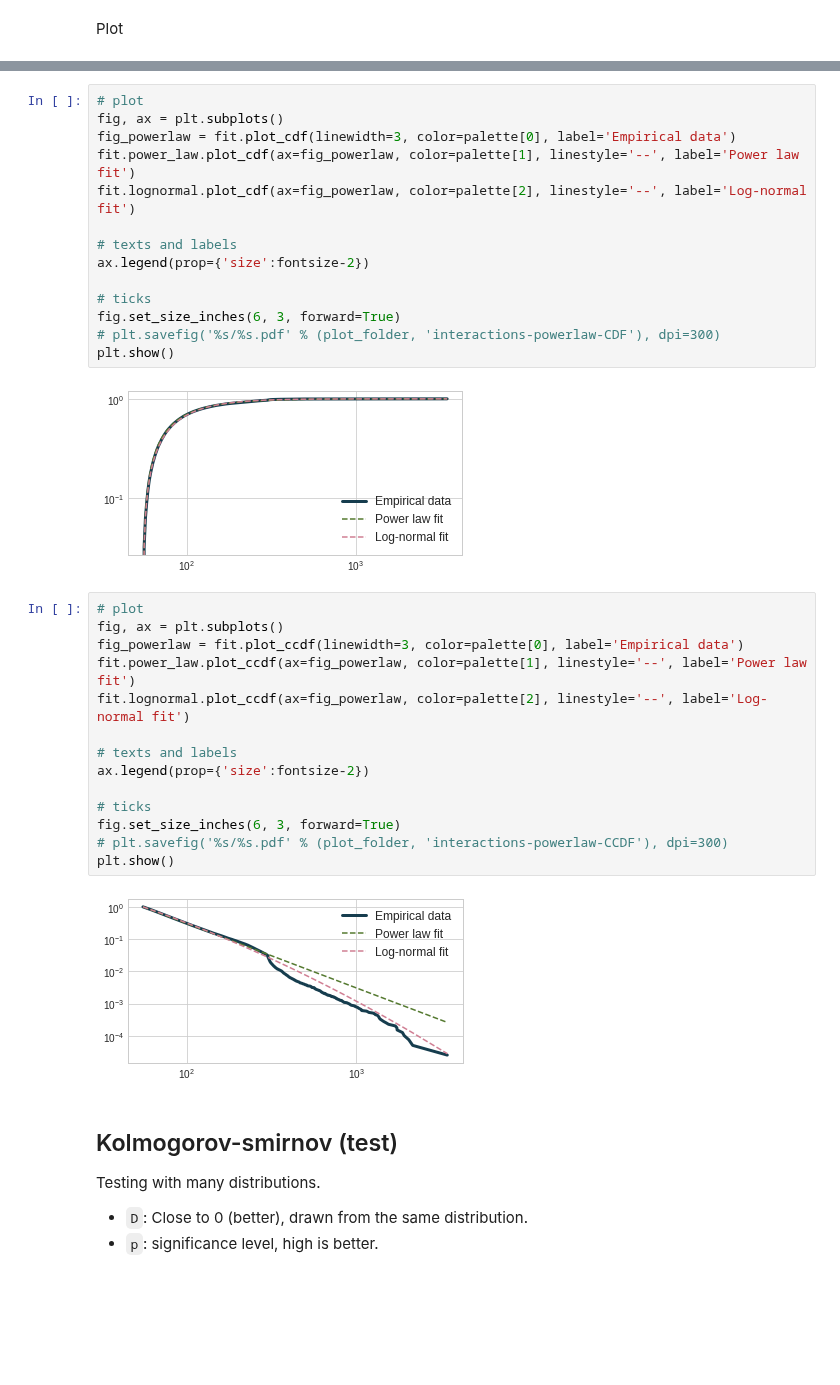
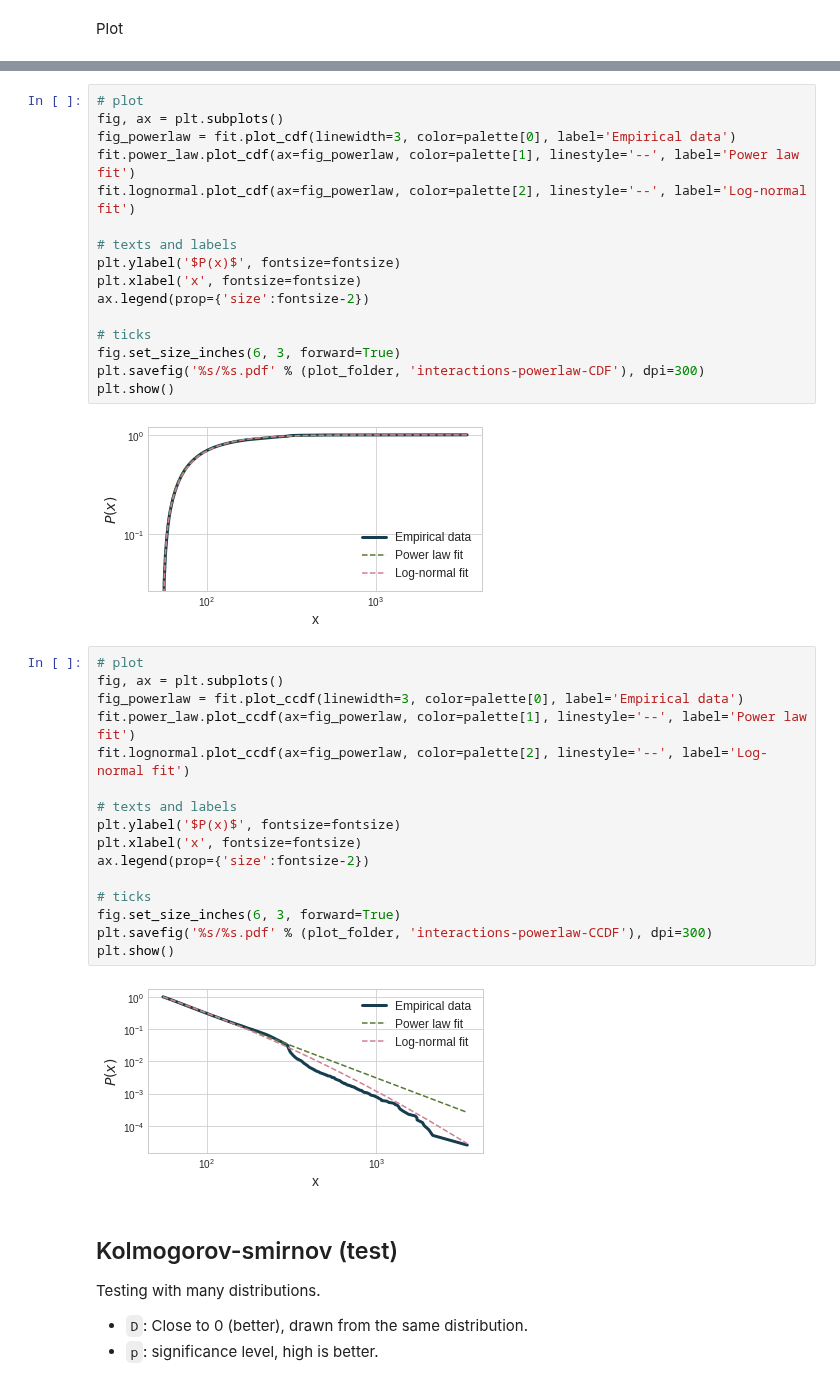
Before and after one commit to leomaurodesenv/smmnet, a Jupyter notebook: jupyter/interactions.ipynb, the cells around one changed output, grey strips where cells are left out. Drawn from its saved outputs; the diff is of its cells as text; blank space fills up the shorter version.

Commit message:
update charts

```diff
--- a/jupyter/interactions.ipynb
+++ b/jupyter/interactions.ipynb
@@ -205,30 +207,34 @@ fit.power_law.plot_cdf(ax=fig_powerlaw, color=palette[1], linestyle='--', label=
 fit.lognormal.plot_cdf(ax=fig_powerlaw, color=palette[2], linestyle='--', label='Log-normal fit')
 
 # texts and labels
+plt.ylabel('$P(x)$', fontsize=fontsize)
+plt.xlabel('x', fontsize=fontsize)
 ax.legend(prop={'size':fontsize-2})
 
 # ticks
 fig.set_size_inches(6, 3, forward=True)
-# plt.savefig('%s/%s.pdf' % (plot_folder, 'interactions-powerlaw-CDF'), dpi=300)
+plt.savefig('%s/%s.pdf' % (plot_folder, 'interactions-powerlaw-CDF'), dpi=300)
 plt.show()
 # %% [output]
-[figure, old version]
+[figure, new version]
 # %%
 # plot
 fig, ax = plt.subplots()
 fig_powerlaw = fit.plot_ccdf(linewidth=3, color=palette[0], label='Empirical data')
 fit.power_law.plot_ccdf(ax=fig_powerlaw, color=palette[1], linestyle='--', label='Power law fit')
 fit.lognormal.plot_ccdf(ax=fig_powerlaw, color=palette[2], linestyle='--', label='Log-normal fit')
 
 # texts and labels
+plt.ylabel('$P(x)$', fontsize=fontsize)
+plt.xlabel('x', fontsize=fontsize)
 ax.legend(prop={'size':fontsize-2})
 
 # ticks
 fig.set_size_inches(6, 3, forward=True)
-# plt.savefig('%s/%s.pdf' % (plot_folder, 'interactions-powerlaw-CCDF'), dpi=300)
+plt.savefig('%s/%s.pdf' % (plot_folder, 'interactions-powerlaw-CCDF'), dpi=300)
 plt.show()
 # %% [output]
-[figure, old version]
+[figure, new version]
 # %% [markdown]
 ## Kolmogorov-smirnov (test)
 
```
Also changed, not shown: parts of 2 cells of this notebook, 3 other files.
